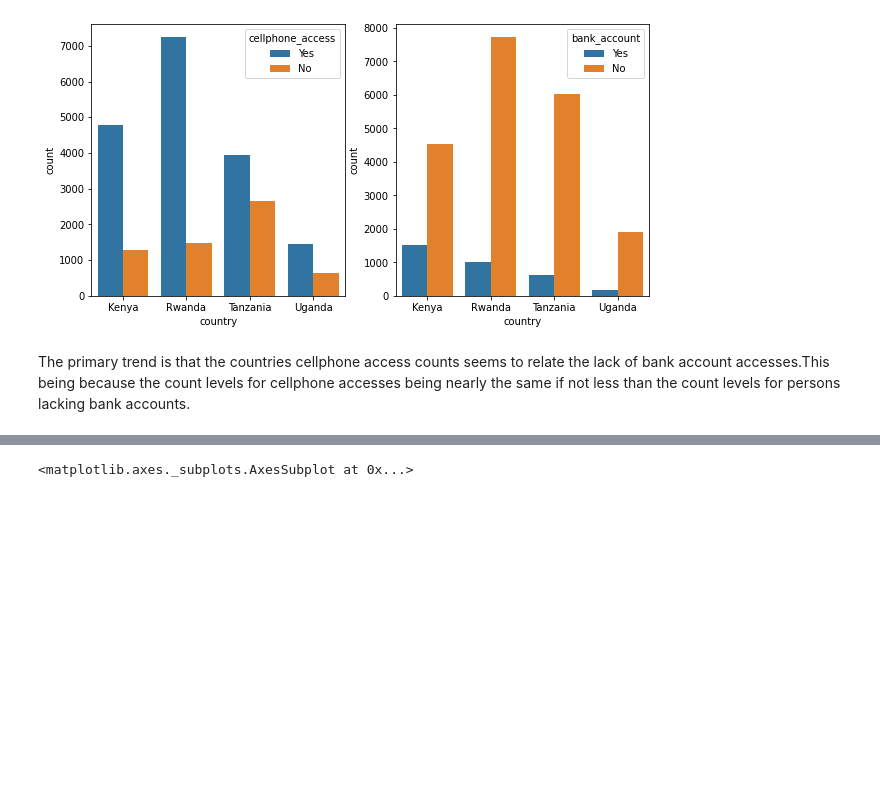
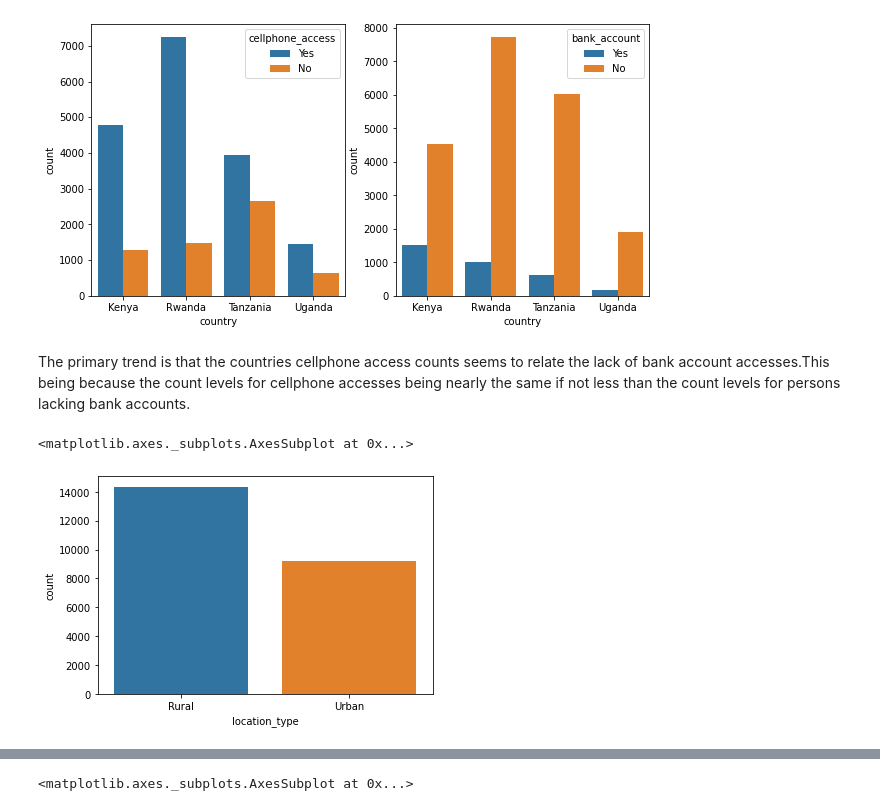
Before and after one commit to BrandonBosire/Financial-Inclusivity, a Jupyter notebook: Brainy_Badgers_Financial_Inclusion.ipynb, the cells around one changed output, grey strips where cells are left out. Saved outputs shown, nothing was run; the diff lists cells and outputs as text; code cells hidden in the pictures; blank space fills up the shorter version.

```diff
--- a/Brainy_Badgers_Financial_Inclusion.ipynb
+++ b/Brainy_Badgers_Financial_Inclusion.ipynb
@@ -510,3 +510,11 @@ sns.countplot(x='country', data=df ,hue='bank_account' )
 [figure]
 # %% [markdown]
 The primary trend is that the countries cellphone access counts seems to relate the lack of bank account accesses.This being because the count levels for cellphone accesses being nearly the same if not less than the count levels for persons lacking bank accounts.
+# %%
+#The second visualization will regard.
+#Determination of the number of people in rural and urban areas.
+#
+sns.countplot(x='location_type', data=df )
+# %% [output]
+<matplotlib.axes._subplots.AxesSubplot at 0x...>
+[figure, added]
```
Also changed, not shown: parts of 15 cells of this notebook.
